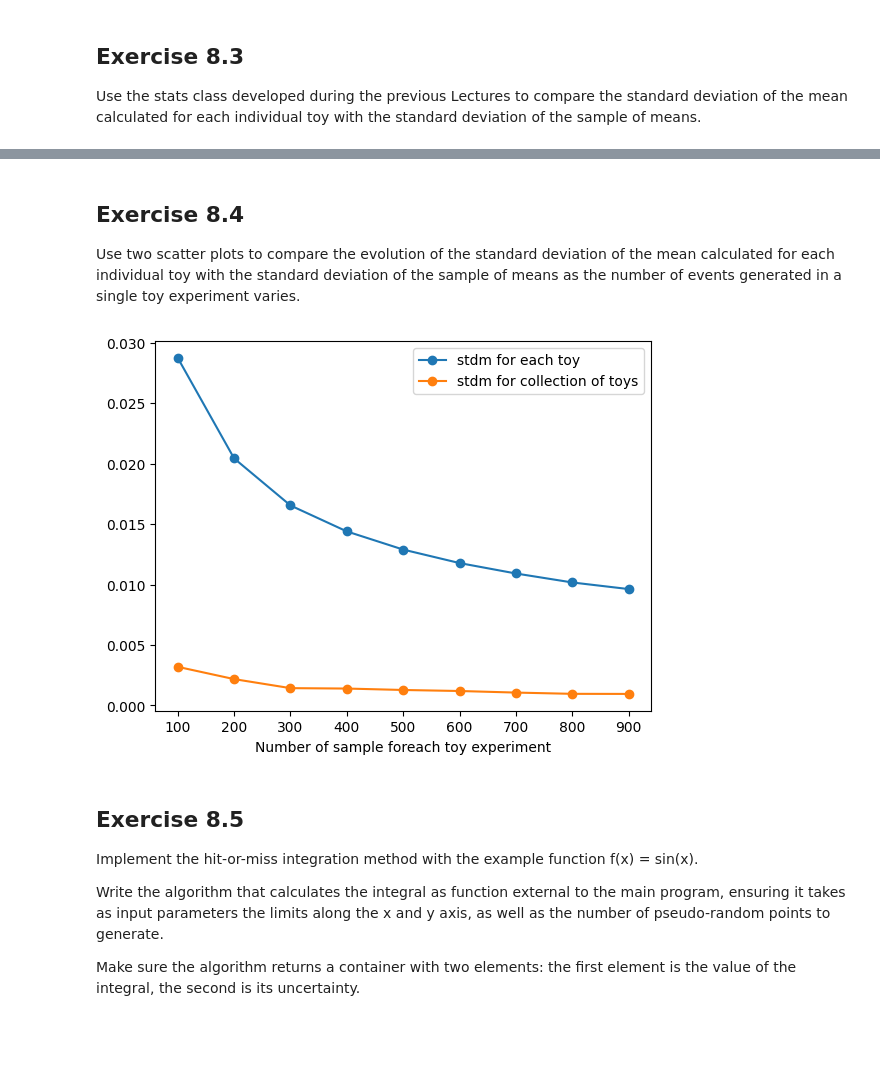
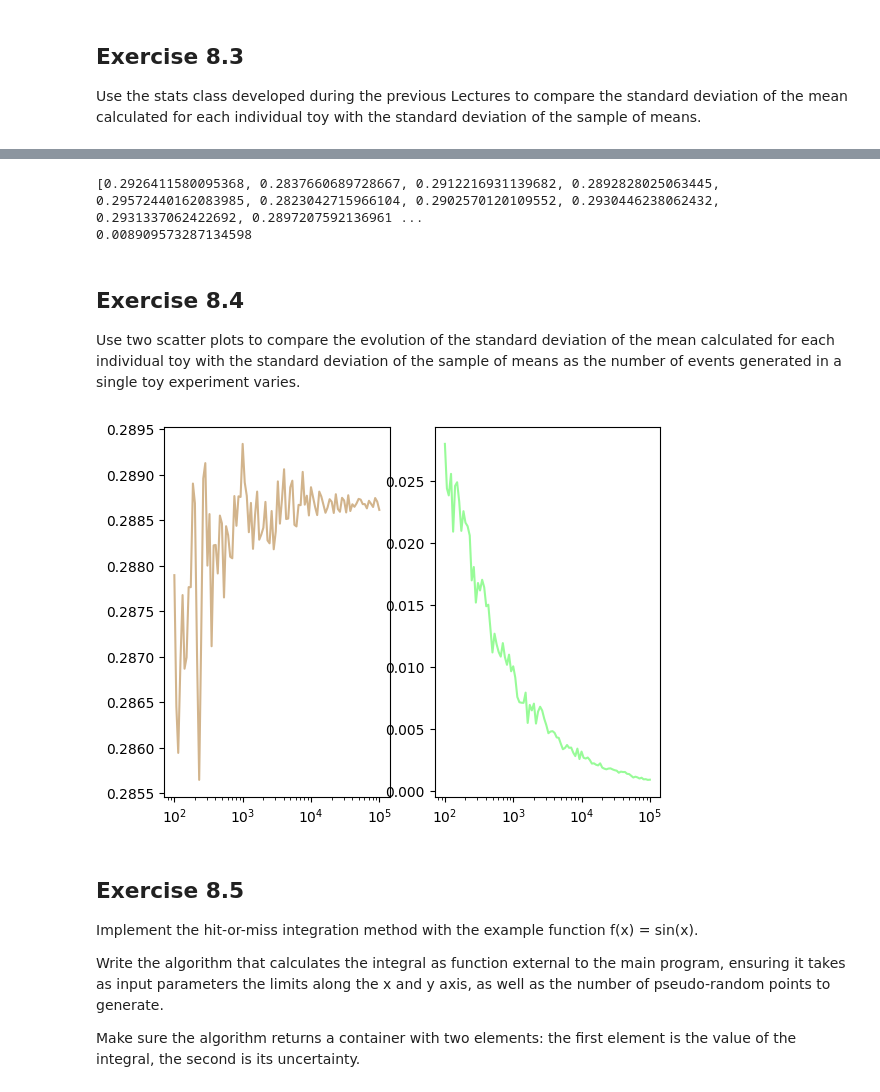
Before and after one commit to CarminatiGiovanni/LaboratorioCalcoloEStatistica, a Jupyter notebook: exercises_8_201123.ipynb, the cells around one changed output, grey strips where cells are left out. Saved outputs shown, nothing was run; the diff lists cells and outputs as text; code cells hidden in the pictures; blank space fills up the shorter version.

```diff
--- a/exercises_8_201123.ipynb
+++ b/exercises_8_201123.ipynb
@@ -50,35 +38,75 @@ standard deviation of the collection of toys:  0.009188567124711422
+# %%
+class Stats:
+    def __init__(self,X):
+        self.mean = np.mean(X)
+        self.var = np.var(X)
+        self.std = np.std(X)
+        self.skew = sc.stats.skew(X)
+        self.kurt = sc.stats.kurtosis(X)
+
+N_toys = 1000
+N_max = 1000
+
+def toy(N_max):
+    return Stats(np.random.rand(N_max))
+
+X = np.array([toy(N_max) for _ in range(N_toys)])
+
+print([x.std for x in X])
+print(np.std([x.mean for x in X]))
+# %% [output]
+[0.2926411580095368, 0.2837660689728667, 0.2912216931139682, 0.2892828025063445, 0.29572440162083985, 0.2823042715966104, 0.2902570120109552, 0.2930446238062432, 0.2931337062422692, 0.2897207592136961 ...
+0.008909573287134598
 # %% [markdown]
 ## Exercise 8.4
 Use two scatter plots to compare the evolution of the standard deviation of the mean calculated for each individual toy with the standard deviation of the sample of means as the number of events generated in a single toy experiment varies.
 # %%
 N_toys = 100
 
-stdm_individual = []
-stdm_toys = []
+# stdm_individual = []
+# stdm_toys = []
 
-N_max = np.arange(100,1000,100)
+# N_max = np.arange(100,1000,100)
 
-for i_events in N_max:
-    means = []
-    stds = []
-    # uniform distribution
-    for i_toy in np.arange(1,N_toys):
-        toy = np.random.rand(i_events) # random numbers between 0 and 1 ----- .normal(loc=0,scale=1,size=i) if you want nomal distribtion
-        means.append(toy.mean())
-        stds.append(toy.std()/np.sqrt(i_events))  # standard deviation of the mean for this toy experiment
+# for i_events in N_max:
+#     means = []
+#     stds = []
+#     # uniform distribution
+#     for i_toy in np.arange(1,N_toys):
+#         toy = np.random.rand(i_events) # random numbers between 0 and 1 ----- .normal(loc=0,scale=1,size=i) if you want nomal distribtion
+#         means.append(toy.mean())
+#         stds.append(toy.std()/np.sqrt(i_events))  # standard deviation of the mean for this toy experiment
 
-    means = np.array(means)
-    stds = np.array(stds)
-    stdm_individual.append(stds.mean())
-    stdm_toys.append(means.std()/np.sqrt(N_toys))
+#     means = np.array(means)
+#     stds = np.array(stds)
+#     stdm_individual.append(stds.mean())
+#     stdm_toys.append(means.std()/np.sqrt(N_toys))
 
-plt.plot(N_max,stdm_individual,'o-',label='stdm for each toy')
-plt.plot(N_max,stdm_toys,'o-',label='stdm for collection of toys')
-plt.xlabel('Number of sample foreach toy experiment')
-plt.legend()
+# plt.plot(N_max,stdm_individual,'o-',label='stdm for each toy')
+# plt.plot(N_max,stdm_toys,'o-',label='stdm for collection of toys')
+# plt.xlabel('Number of sample foreach toy experiment')
+# plt.legend()
+# plt.show()
+
+def toy_stats(N_max):
+    return Stats(np.random.rand(N_max))
+
+mean_std = []
+stds = []
+N_toys = np.logspace(2,5,100,dtype=np.int64)
+for N_max in N_toys:
+    X = np.array([toy_stats(N_max) for _ in N_toys])
+    mean_std.append(np.mean([x.std for x in X]))
+    stds.append(np.std([x.mean for x in X]))
+
+ax, fig = fig, ax = plt.subplots (nrows = 1, ncols = 2)
+ax[0].plot(N_toys,mean_std,color='tan')
+ax[0].set_xscale('log')
+ax[1].plot(N_toys,stds,color='palegreen')
+ax[1].set_xscale('log')
 plt.show()
 # %% [output]
-[figure, old version]
+[figure, new version]
 # %% [markdown]
 ## Exercise 8.5
 Implement the hit-or-miss integration method with the example function f(x) = sin(x).
```
Also changed, not shown: parts of 9 cells of this notebook, 2 other files.
